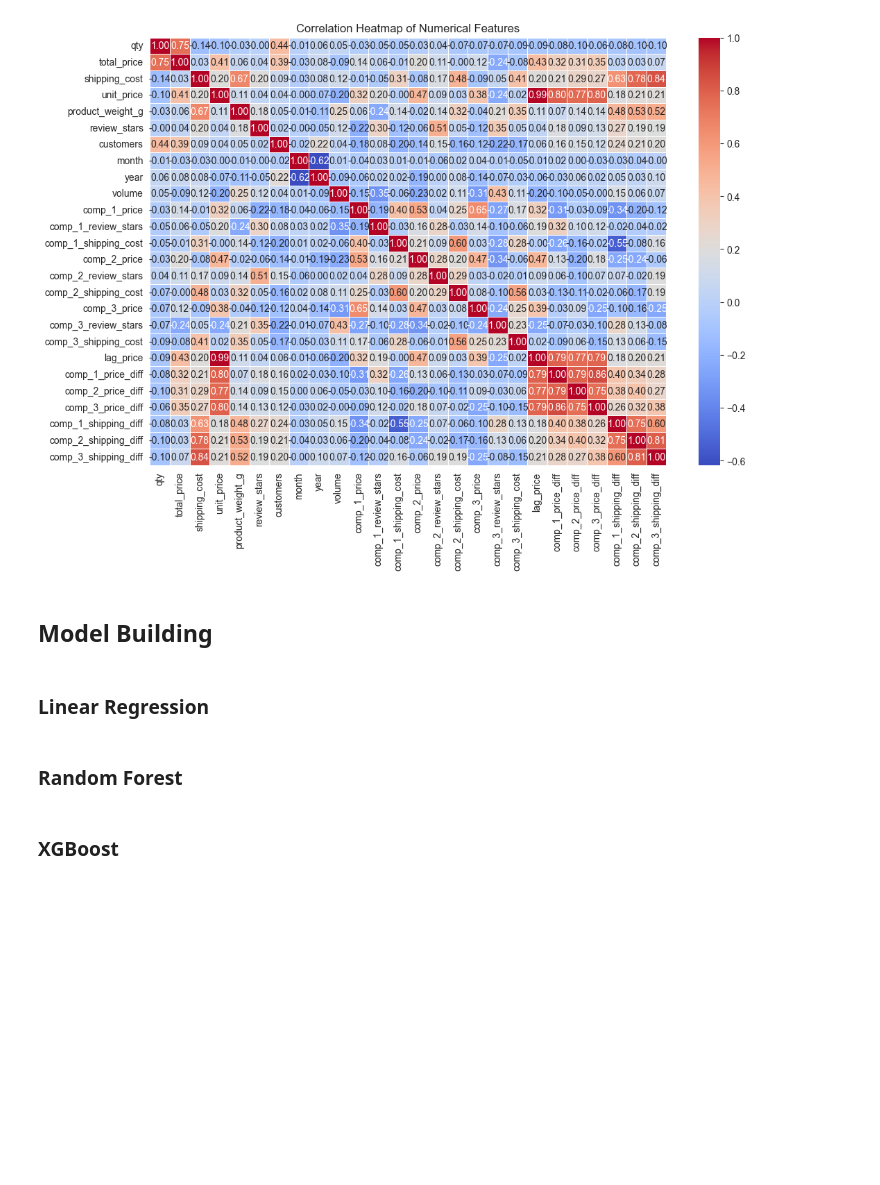
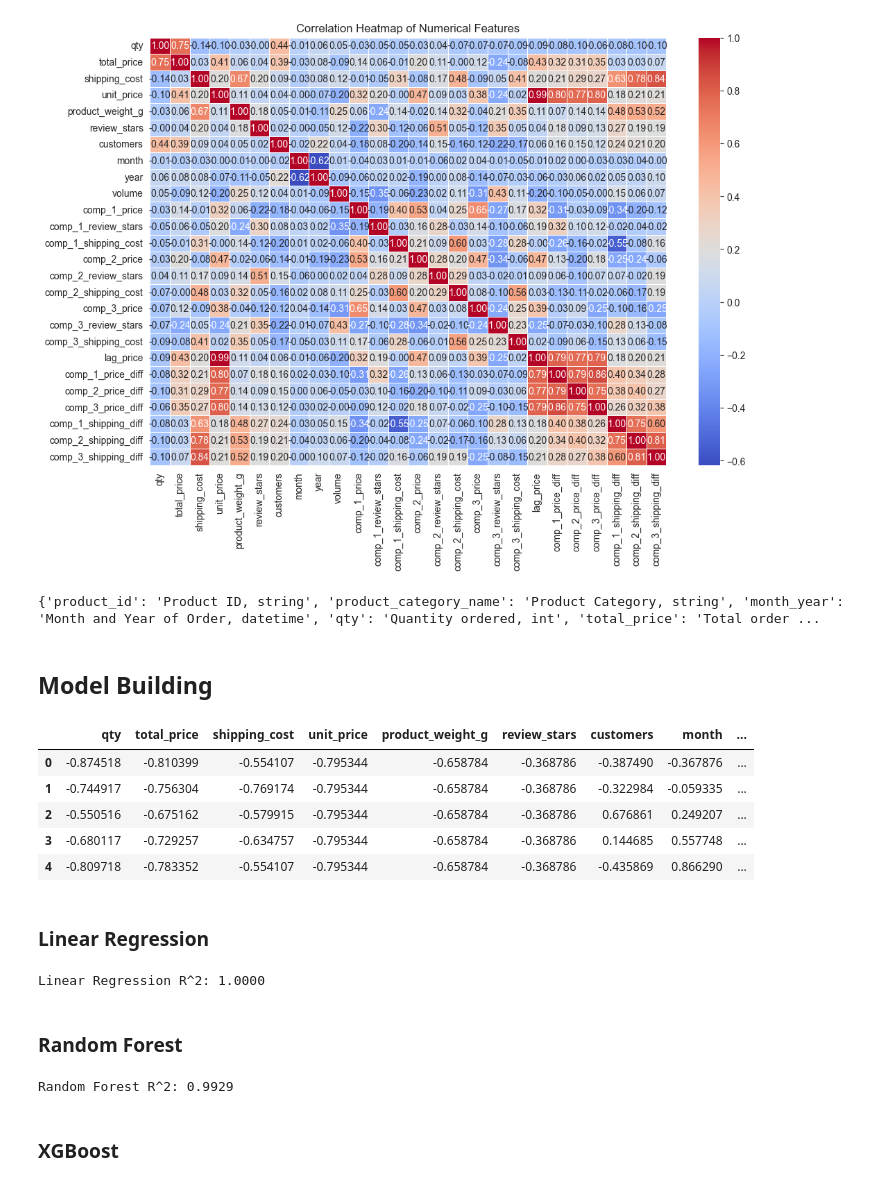
Before and after one commit to austindbirch/data_science_portfolio, a Jupyter notebook: 2: Sales and Revenue Optimization/Price Optimization/price_optimization.ipynb, the cells around one changed output. Saved outputs shown, nothing was run; the diff lists cells and outputs as text; code cells hidden in the pictures; blank space fills up the shorter version.

Commit message:
Price optim models

```diff
--- a/2: Sales and Revenue Optimization/Price Optimization/price_optimization.ipynb
+++ b/2: Sales and Revenue Optimization/Price Optimization/price_optimization.ipynb
@@ -284,8 +317,70 @@ plt.show()
+# %%
+print(df_col_descs)
+# %% [output]
+{'product_id': 'Product ID, string', 'product_category_name': 'Product Category, string', 'month_year': 'Month and Year of Order, datetime', 'qty': 'Quantity ordered, int', 'total_price': 'Total order ...
 # %% [markdown]
 ## Model Building
+# %%
+from sklearn.preprocessing import OneHotEncoder, StandardScaler
+
+# Separate numerical and categorical columns
+numerical_cols = df.select_dtypes(include=['number', 'int64', 'float64']).columns
+categorical_cols = df.select_dtypes(include=['object', 'category']).columns
+
+# Init preprocessing
+scaler = StandardScaler()
+onehot_encoder = OneHotEncoder(sparse_output=False, drop='first')  # drop='first' avoids multicollinearity
+
+# Scale numerical and encode categorical
+scaled_numerical = scaler.fit_transform(df[numerical_cols])
+encoded_categorical = onehot_encoder.fit_transform(df[categorical_cols])
+encoded_categorical_cols = onehot_encoder.get_feature_names_out(categorical_cols)
+
+processed_df = pd.DataFrame(scaled_numerical, columns=numerical_cols)
+processed_df[encoded_categorical_cols] = encoded_categorical
+
+
+processed_df.head()
+# %% [output]
+|  | qty | total_price | shipping_cost | unit_price | product_weight_g | review_stars | customers | month | ... |
+| 0 | -0.874518 | -0.810399 | -0.554107 | -0.795344 | -0.658784 | -0.368786 | -0.387490 | -0.367876 | ... |
+| 1 | -0.744917 | -0.756304 | -0.769174 | -0.795344 | -0.658784 | -0.368786 | -0.322984 | -0.059335 | ... |
+| 2 | -0.550516 | -0.675162 | -0.579915 | -0.795344 | -0.658784 | -0.368786 | 0.676861 | 0.249207 | ... |
+| 3 | -0.680117 | -0.729257 | -0.634757 | -0.795344 | -0.658784 | -0.368786 | 0.144685 | 0.557748 | ... |
+| 4 | -0.809718 | -0.783352 | -0.554107 | -0.795344 | -0.658784 | -0.368786 | -0.435869 | 0.866290 | ... |
 # %% [markdown]
 ### Linear Regression
+# %%
+from sklearn.model_selection import train_test_split
+from sklearn.linear_model import LinearRegression
+from sklearn.metrics import r2_score
+
+target_series = df['unit_price']
+processed_df = processed_df.drop('unit_price', axis=1)
+
+# Split the data into training and testing sets
+X_train, X_test, y_train, y_test = train_test_split(processed_df, target_series, test_size=0.2, random_state=42)
+
+# Create and fit the model
+linear_model = LinearRegression()
+linear_model.fit(X_train, y_train)
+
+linear_r2 = r2_score(y_test, linear_model.predict(X_test))
+print(f'Linear Regression R^2: {linear_r2:.4f}')
+# %% [output]
+Linear Regression R^2: 1.0000
 # %% [markdown]
 ### Random Forest
+# %%
+from sklearn.ensemble import RandomForestRegressor
+
+# Create and fit the model
+rf_model = RandomForestRegressor(n_estimators=100, random_state=42)
+rf_model.fit(X_train, y_train)
+
+rf_r2 = r2_score(y_test, rf_model.predict(X_test))
+print(f'Random Forest R^2: {rf_r2:.4f}')
+# %% [output]
+Random Forest R^2: 0.9929
 # %% [markdown]
 ### XGBoost
```
Also changed, not shown: parts of 4 cells of this notebook.
